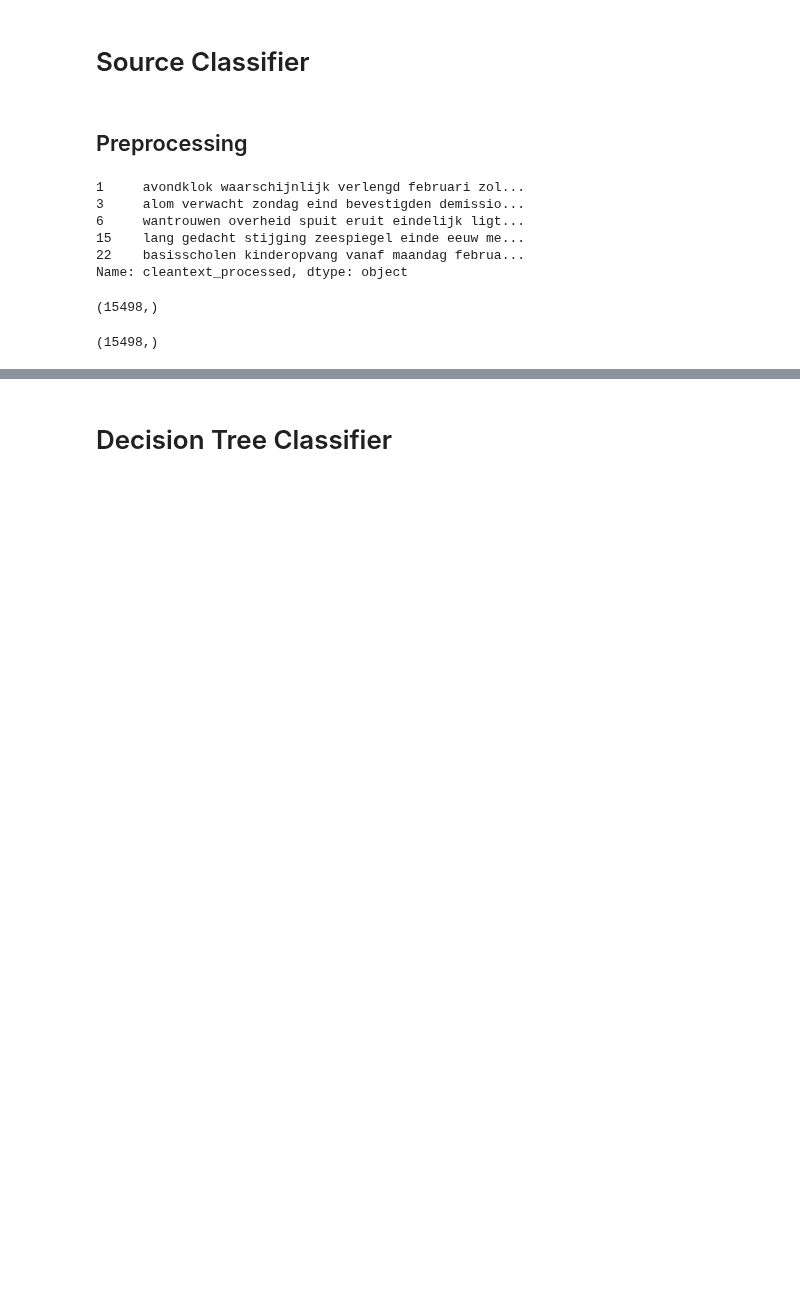
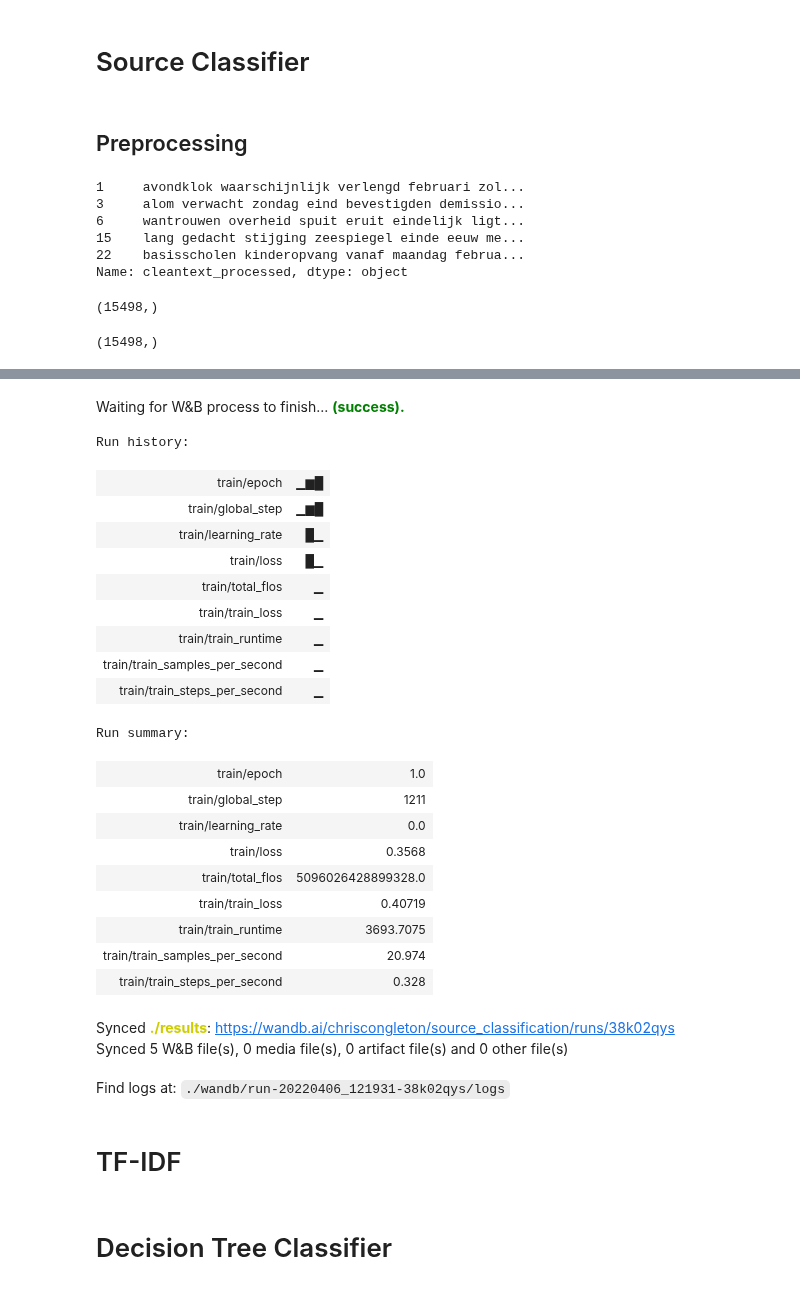
Before and after one commit to Chris-Congleton/MSc-Thesis, a Jupyter notebook: Analysis/2021_SourceClassification.ipynb, the cells around one changed output, grey strips where cells are left out. Saved outputs shown, nothing was run; the diff lists cells and outputs as text; code cells hidden in the pictures; blank space fills up the shorter version.

```diff
--- a/Analysis/2021_SourceClassification.ipynb
+++ b/Analysis/2021_SourceClassification.ipynb
@@ -214,3 +399,32 @@ print(y.shape)
+# %%
+wandb.finish()
+# %% [output]
+Waiting for W&B process to finish... (success).
+Run history:
+| train/epoch | ▁▆█ |
+| train/global_step | ▁▆█ |
+| train/learning_rate | █▁ |
+| train/loss | █▁ |
+| train/total_flos | ▁ |
+| train/train_loss | ▁ |
+| train/train_runtime | ▁ |
+| train/train_samples_per_second | ▁ |
+| train/train_steps_per_second | ▁ |
+Run summary:
+| train/epoch | 1.0 |
+| train/global_step | 1211 |
+| train/learning_rate | 0.0 |
+| train/loss | 0.3568 |
+| train/total_flos | 5096026428899328.0 |
+| train/train_loss | 0.40719 |
+| train/train_runtime | 3693.7075 |
+| train/train_samples_per_second | 20.974 |
+| train/train_steps_per_second | 0.328 |
+Synced ./results: https://wandb.ai/chriscongleton/source_classification/runs/38k02qys
+Synced 5 W&B file(s), 0 media file(s), 0 artifact file(s) and 0 other file(s)
+Find logs at: ./wandb/run-20220406_121931-38k02qys/logs
+# %% [markdown]
+# TF-IDF
 # %%
 from sklearn.feature_extraction.text import TfidfVectorizer
 tfidfconverter = TfidfVectorizer(max_features=1500, min_df=5, max_df=0.7)
```
Also changed, not shown: parts of 43 cells of this notebook.
